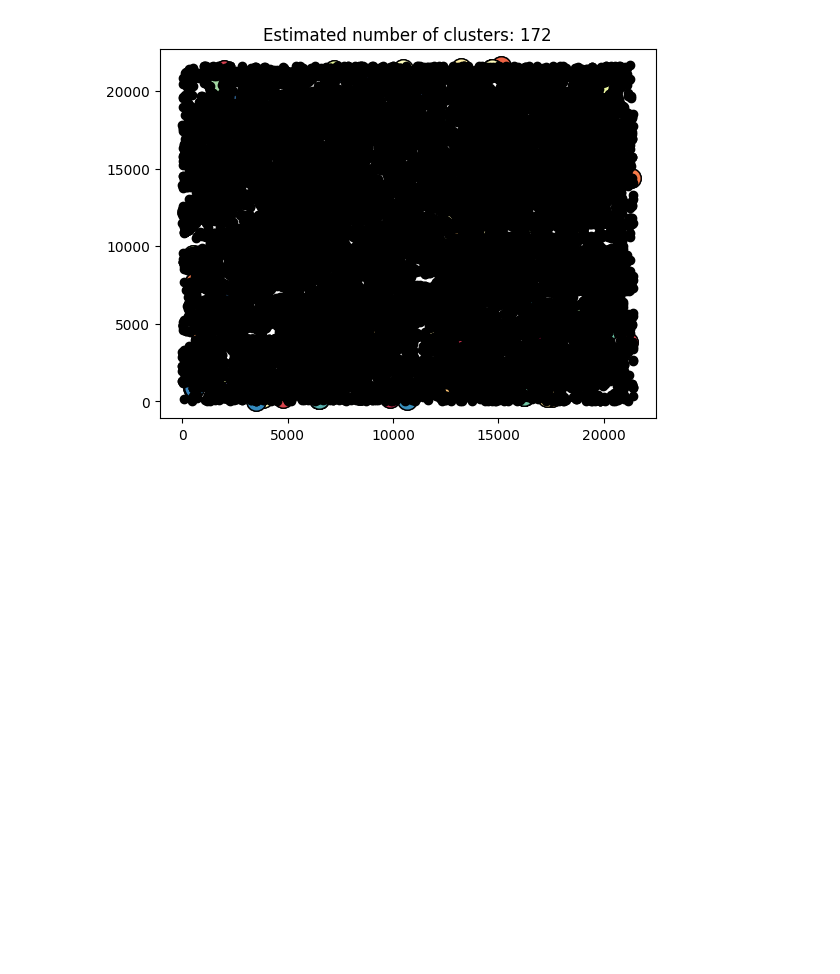
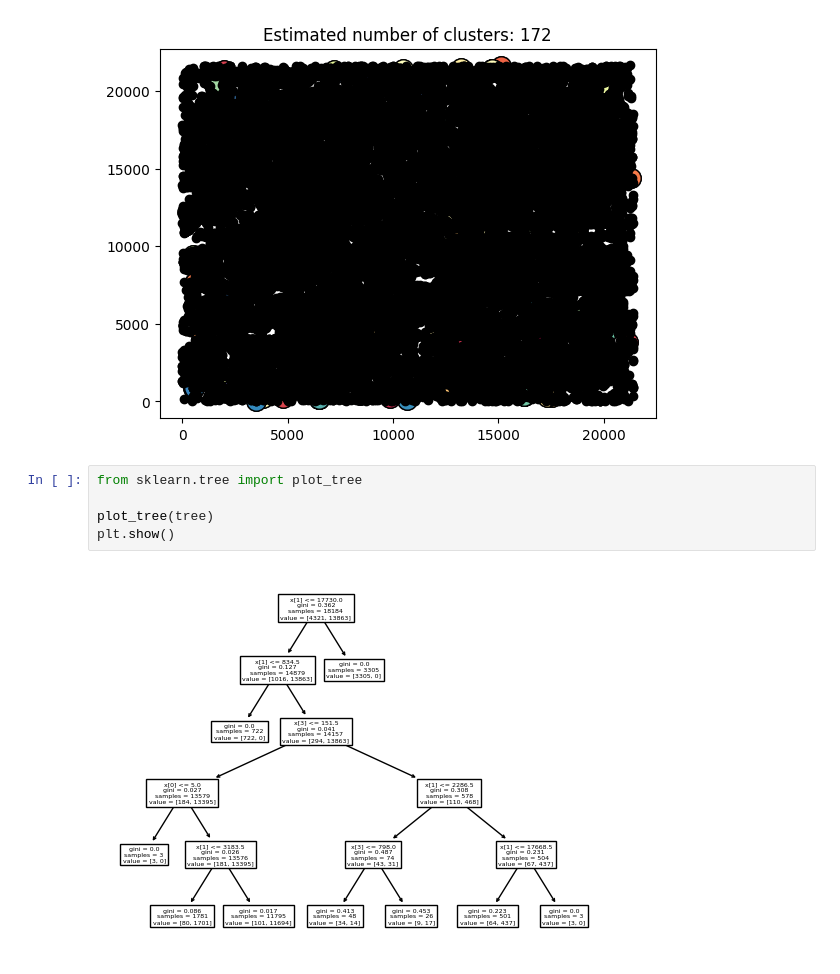
Before and after one commit to dhonihanif/fakenews, a Jupyter notebook: fake.ipynb, the cells around one changed output. Cells and saved outputs as stored; diff of their text form; blank space fills up the shorter version.

```diff
--- a/fake.ipynb
+++ b/fake.ipynb
@@ -433,3 +433,10 @@ plt.title(f"Estimated number of clusters: {n_clusters_}")
 plt.show()
 # %% [output]
 [figure]
+# %%
+from sklearn.tree import plot_tree
+
+plot_tree(tree)
+plt.show()
+# %% [output]
+[figure, added]
```
